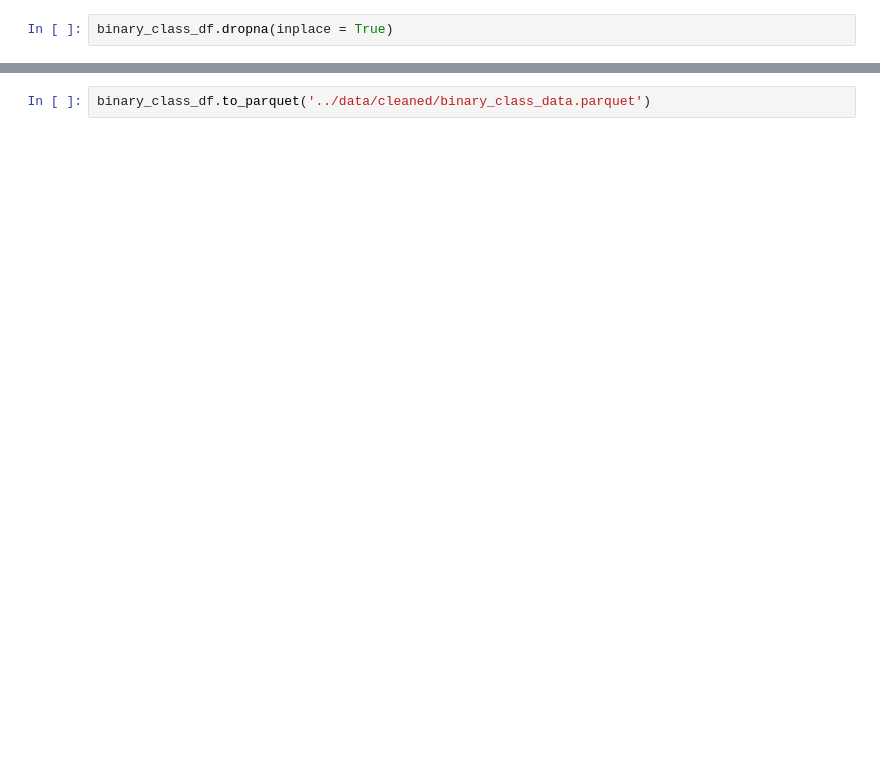
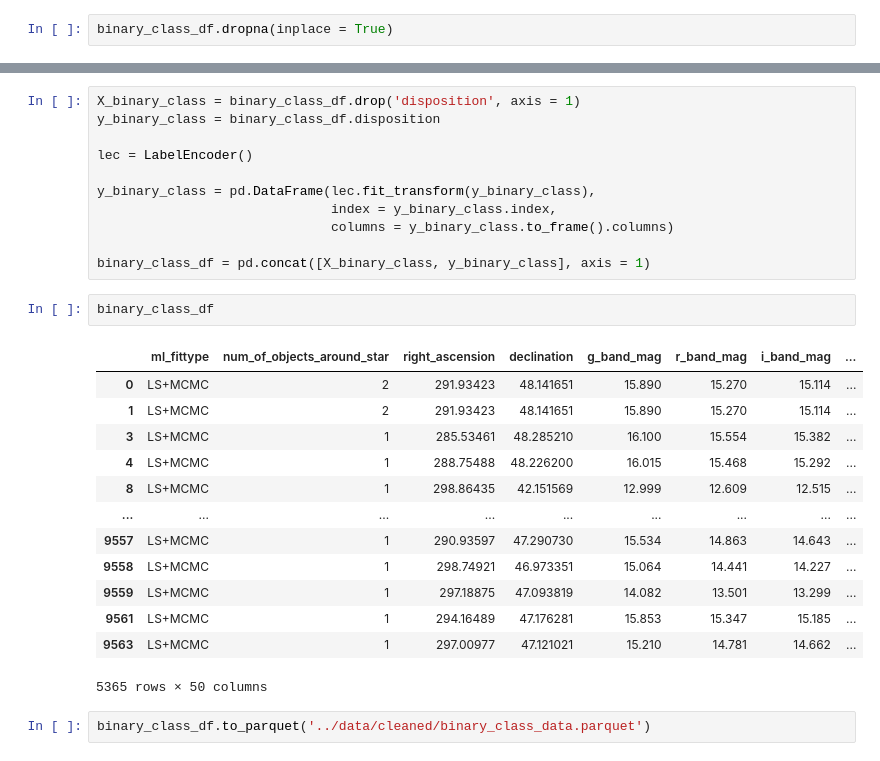
Before and after one commit to JoshuaGottlieb/Exoplanet-Classification, a Jupyter notebook: notebooks/Data-Cleaning.ipynb, the cells around one changed output, grey strips where cells are left out. Saved outputs shown, nothing was run; the diff lists cells and outputs as text; blank space fills up the shorter version.

```diff
--- a/notebooks/Data-Cleaning.ipynb
+++ b/notebooks/Data-Cleaning.ipynb
@@ -186,3 +180,30 @@ dtypes: float64(47), int64(2), object(2)
 memory usage: 2.1+ MB
+# %%
+X_binary_class = binary_class_df.drop('disposition', axis = 1)
+y_binary_class = binary_class_df.disposition
+
+lec = LabelEncoder()
+
+y_binary_class = pd.DataFrame(lec.fit_transform(y_binary_class),
+                              index = y_binary_class.index,
+                              columns = y_binary_class.to_frame().columns)
+
+binary_class_df = pd.concat([X_binary_class, y_binary_class], axis = 1)
+# %%
+binary_class_df
+# %% [output]
+|  | ml_fittype | num_of_objects_around_star | right_ascension | declination | g_band_mag | r_band_mag | i_band_mag | ... |
+| 0 | LS+MCMC | 2 | 291.93423 | 48.141651 | 15.890 | 15.270 | 15.114 | ... |
+| 1 | LS+MCMC | 2 | 291.93423 | 48.141651 | 15.890 | 15.270 | 15.114 | ... |
+| 3 | LS+MCMC | 1 | 285.53461 | 48.285210 | 16.100 | 15.554 | 15.382 | ... |
+| 4 | LS+MCMC | 1 | 288.75488 | 48.226200 | 16.015 | 15.468 | 15.292 | ... |
+| 8 | LS+MCMC | 1 | 298.86435 | 42.151569 | 12.999 | 12.609 | 12.515 | ... |
+| ... | ... | ... | ... | ... | ... | ... | ... | ... |
+| 9557 | LS+MCMC | 1 | 290.93597 | 47.290730 | 15.534 | 14.863 | 14.643 | ... |
+| 9558 | LS+MCMC | 1 | 298.74921 | 46.973351 | 15.064 | 14.441 | 14.227 | ... |
+| 9559 | LS+MCMC | 1 | 297.18875 | 47.093819 | 14.082 | 13.501 | 13.299 | ... |
+| 9561 | LS+MCMC | 1 | 294.16489 | 47.176281 | 15.853 | 15.347 | 15.185 | ... |
+| 9563 | LS+MCMC | 1 | 297.00977 | 47.121021 | 15.210 | 14.781 | 14.662 | ... |
+5365 rows × 50 columns
 # %%
 binary_class_df.to_parquet('../data/cleaned/binary_class_data.parquet')
```
Also changed, not shown: parts of 13 cells of this notebook, 3 other files.
